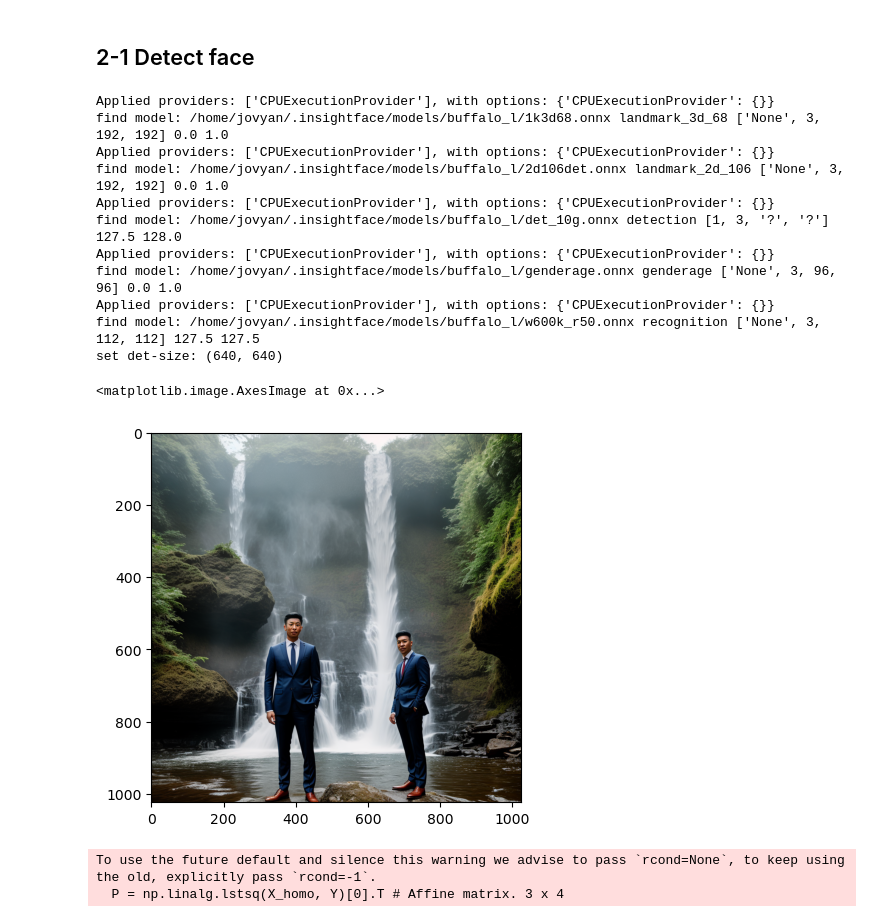
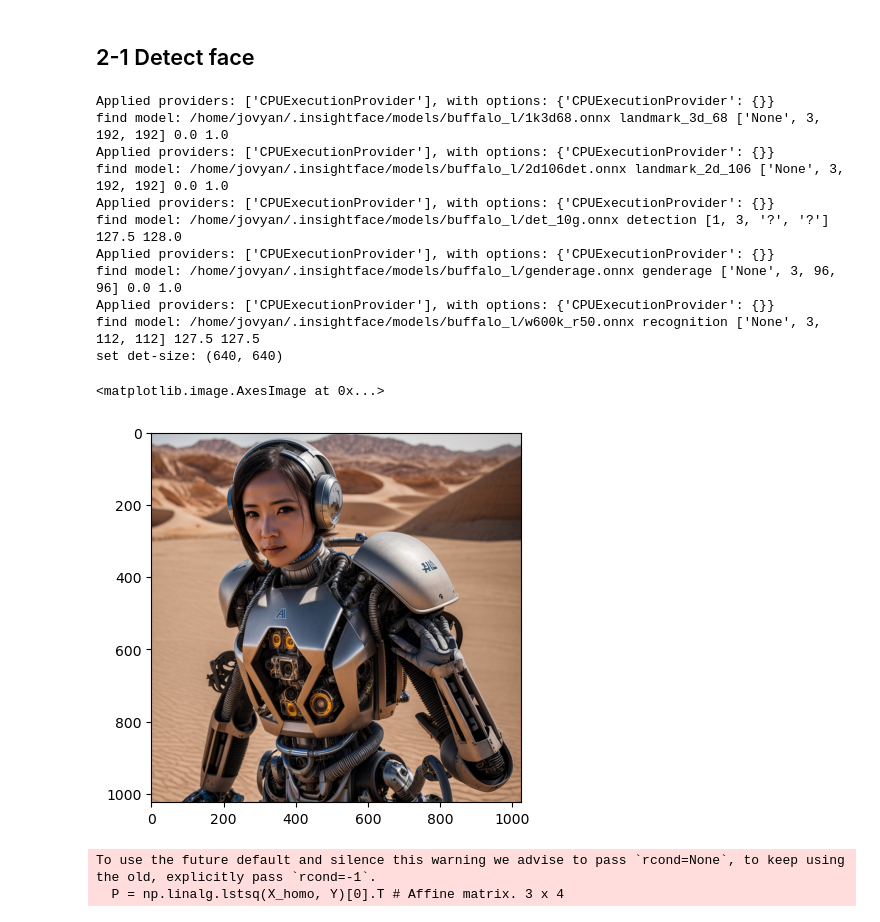
Before and after one commit to advapplab/cid_backend, a Jupyter notebook: demo.ipynb, the cells around one changed output. Saved outputs shown, nothing was run; the diff lists cells and outputs as text; code cells hidden in the pictures.

```diff
--- a/demo.ipynb
+++ b/demo.ipynb
@@ -330,27 +331,27 @@ plt.imshow(temp)
 # %%
 app = FaceAnalysis(name='buffalo_l')
 app.prepare(ctx_id=0, det_size=(640, 640))
 
 # Open an image file
-image_path = gen_image
+image_path = gen_image_hosted
 with Image.open(image_path) as image:
     bg_img = np.array(image)
 
 plt.imshow(bg_img)
 # %% [output]
 Applied providers: ['CPUExecutionProvider'], with options: {'CPUExecutionProvider': {}}
 find model: /home/jovyan/.insightface/models/buffalo_l/1k3d68.onnx landmark_3d_68 ['None', 3, 192, 192] 0.0 1.0
 Applied providers: ['CPUExecutionProvider'], with options: {'CPUExecutionProvider': {}}
 find model: /home/jovyan/.insightface/models/buffalo_l/2d106det.onnx landmark_2d_106 ['None', 3, 192, 192] 0.0 1.0
 Applied providers: ['CPUExecutionProvider'], with options: {'CPUExecutionProvider': {}}
 find model: /home/jovyan/.insightface/models/buffalo_l/det_10g.onnx detection [1, 3, '?', '?'] 127.5 128.0
 Applied providers: ['CPUExecutionProvider'], with options: {'CPUExecutionProvider': {}}
 find model: /home/jovyan/.insightface/models/buffalo_l/genderage.onnx genderage ['None', 3, 96, 96] 0.0 1.0
 Applied providers: ['CPUExecutionProvider'], with options: {'CPUExecutionProvider': {}}
 find model: /home/jovyan/.insightface/models/buffalo_l/w600k_r50.onnx recognition ['None', 3, 112, 112] 127.5 127.5
 set det-size: (640, 640)
 <matplotlib.image.AxesImage at 0x...>
-[figure, old version]
+[figure, new version]
 # %%
 faces =app.get(bg_img)
 # %% [output]
```
Also changed, not shown: parts of 7 cells of this notebook.
